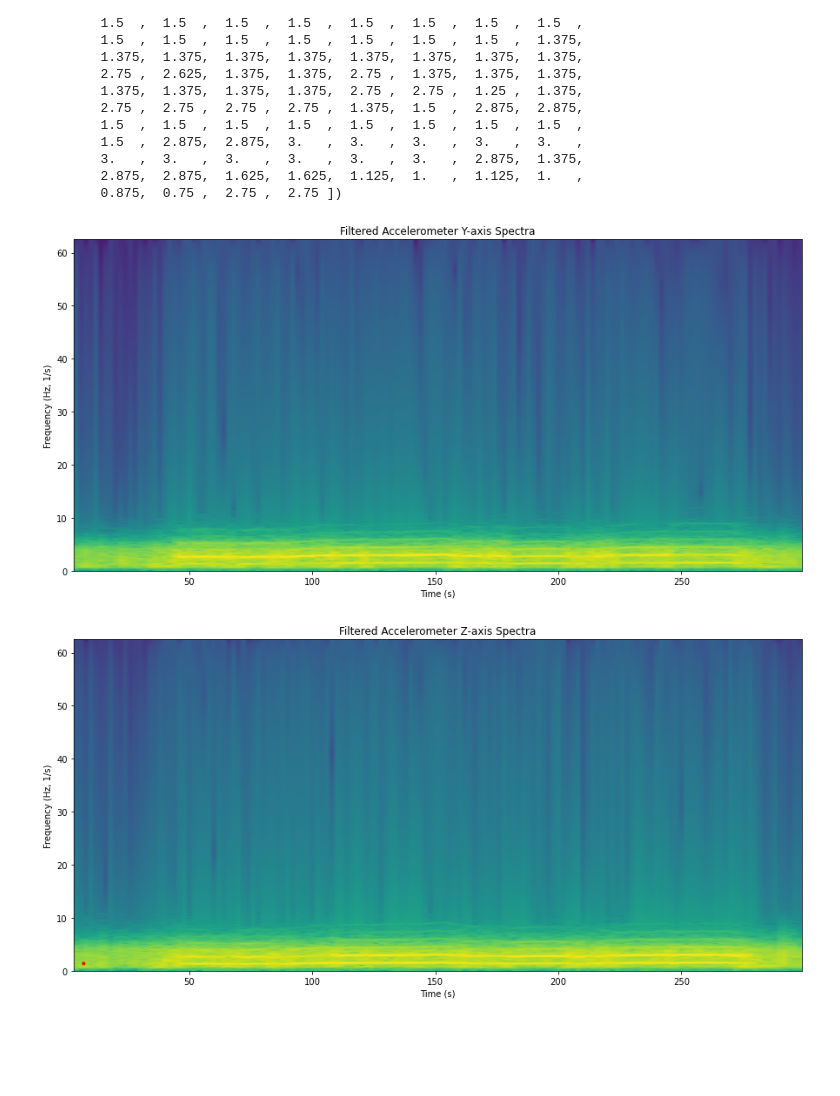
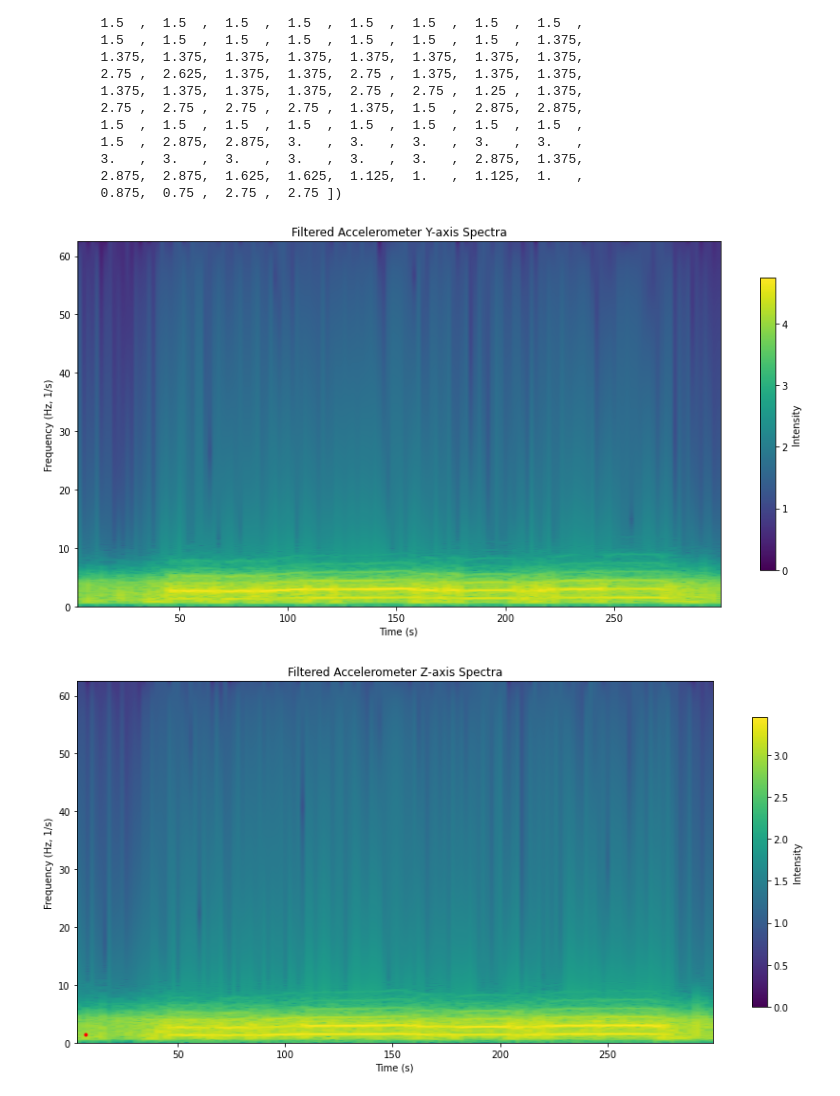
Before and after one commit to ElliotY-ML/Heart_Rate_Estimation_PPG_Acc, a Jupyter notebook: Part I Pulse Rate Algorithm/pulse_rate_EY_completed.ipynb, the cells around one changed output. Cells and saved outputs as stored; diff of their text form; code cells hidden in the pictures; blank space fills up the shorter version.

```diff
--- a/Part I Pulse Rate Algorithm/pulse_rate_EY_completed.ipynb
+++ b/Part I Pulse Rate Algorithm/pulse_rate_EY_completed.ipynb
@@ -488,24 +546,37 @@ array([ 1.   ,  0.875,  0.875,  0.875,  1.   ,  0.875,  0.75 ,  0.875,
         0.875,  0.75 ,  2.75 ,  2.75 ])
 # %%
 filtered_accy = BandpassFilter(accy)
+
 plt.figure(figsize=(15,7))
-accy_specs, accy_freqs,_,_ = plt.specgram(filtered_accy, NFFT = fs*8, Fs=fs, noverlap=fs*6)
-accy_freqs[np.argmax(accy_specs, axis=0)]
+
+accy_specs, accy_freqs,_,accy_im = plt.specgram(filtered_accy, NFFT = fs*8, Fs=fs, noverlap=fs*6)
+
 plt.title("Filtered Accelerometer Y-axis Spectra")
 plt.xlabel("Time (s)")
 plt.ylabel("Frequency (Hz, 1/s)")
+
+norm = mpl.colors.Normalize(vmin=np.min(accy_specs), vmax=np.max(accy_specs))
+plt.colorbar(mpl.cm.ScalarMappable(norm=norm), shrink=0.8, label='Intensity')
+
 plt.show()
 # %% [output]
-[figure, old version]
+[figure, new version]
 # %%
 filtered_accz = BandpassFilter(accz)
+
 plt.figure(figsize=(15,7))
-accz_specs, accz_freqs,_,_ = plt.specgram(filtered_accz, NFFT = fs*8, Fs=fs, noverlap=fs*6)
-accz_freqs[np.argmax(accz_specs, axis=0)]
+
+accz_specs, accz_freqs,_,accz_im = plt.specgram(filtered_accz, NFFT = fs*8, Fs=fs, noverlap=fs*6)
+
 plt.plot(7,1.5,'.r')
+
 plt.title("Filtered Accelerometer Z-axis Spectra")
 plt.xlabel("Time (s)")
 plt.ylabel("Frequency (Hz, 1/s)")
+
+norm = mpl.colors.Normalize(vmin=np.min(accz_specs), vmax=np.max(accz_specs))
+plt.colorbar(mpl.cm.ScalarMappable(norm=norm), shrink=0.8, label='Intensity')
+
 plt.show()
 # %% [output]
-[figure, old version]
+[figure, new version]
```
Also changed, not shown: parts of 15 cells of this notebook, 1 other file.
